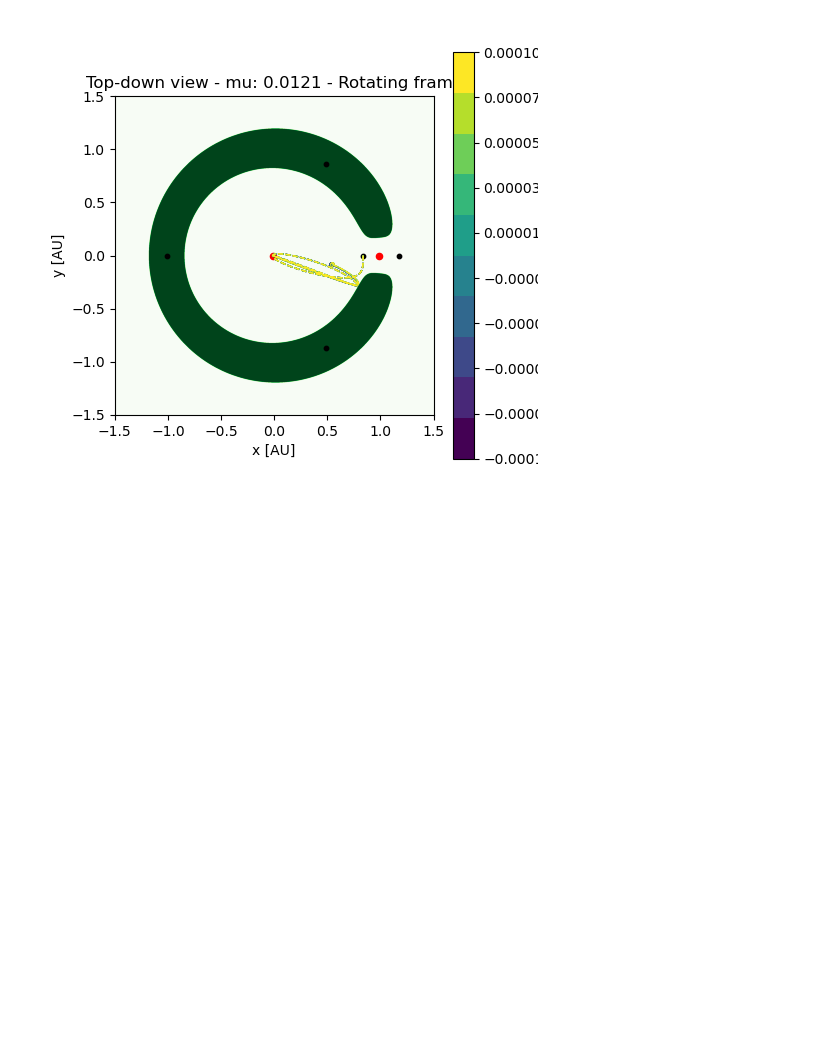
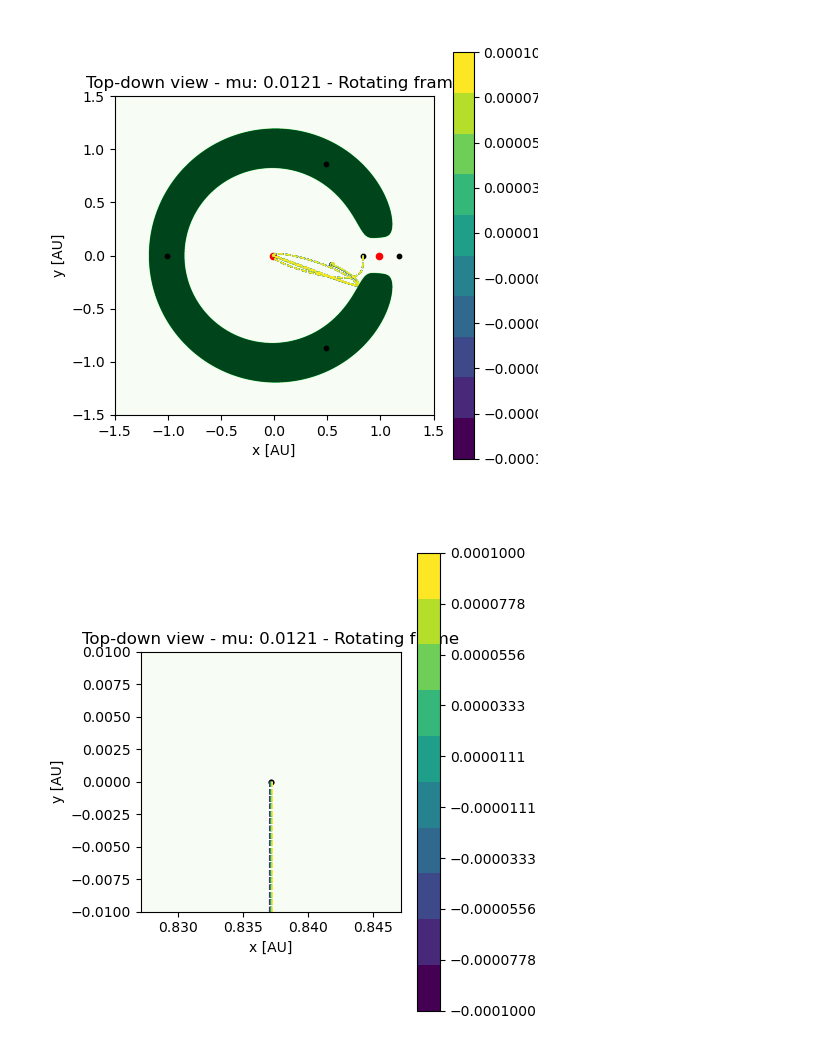
Before and after one commit to sbcow/3bpy, a Jupyter notebook: initial_exploration_ross.ipynb, the cells around one changed output. Cells and saved outputs as stored; diff of their text form; code cells hidden in the pictures; blank space fills up the shorter version.

```diff
--- a/initial_exploration_ross.ipynb
+++ b/initial_exploration_ross.ipynb
@@ -225,3 +225,45 @@ plt.show()
 # plt.show()
 # %% [output]
 [figure]
+# %%
+
+# s/c trajectory
+for i in range(len(displacements)):
+    plt.plot(out[:, 0, i], out[:, 1, i], linestyle="--", linewidth=1)
+    plt.scatter(out[-1, 0, i], out[-1, 1, i], s=5)
+
+# masses
+plt.scatter(-mu, 0, c="r", s=20)  # m1
+plt.scatter(1 - mu, 0, c="r", s=20)  # m2
+
+# Lagrange points
+plt.scatter(xL1, 0, c="k", s=10)  # m2
+plt.scatter(xL2, 0, c="k", s=10)  # m2
+plt.scatter(xL3, 0, c="k", s=10)  # m2
+plt.scatter(xL4, yL4, c="k", s=10)  # m2
+plt.scatter(xL5, yL5, c="k", s=10)  # m2
+
+# zero velocity curve
+plt.imshow((potentials >= E_ic),
+    extent=(x_grid.min(), x_grid.max(), y_grid.min(), y_grid.max()),
+    origin="lower",
+    cmap="Greens"
+    )
+
+plt.title(f"Top-down view - mu: {mu} - Rotating frame")
+plt.xlabel("x [AU]")
+plt.ylabel("y [AU]")
+# max_bounds = 1.2
+# plt.ylim([np.min(out[:, 1]) if np.min(out[:, 1]) < -1.2 else -1.2, np.max(out[:, 1]) if np.max(out[:, 1])> 1.2 else 1.2])
+# plt.xlim([np.min(out[:, 0]) if np.min(out[:, 0]) < -1.2 else -1.2, np.max(out[:, 0]) if np.max(out[:, 0])> 1.2 else 1.2])
+# plt.xlim([-1.5, 1.5])
+# plt.ylim([-1.5, 1.5])
+buffer = 0.01
+plt.xlim([xL1 - buffer, xL1 + buffer])
+plt.ylim([0.0 - buffer, 0.0 + buffer])
+# plt.grid()
+plt.tight_layout()
+
+plt.show()
+# %% [output]
+[figure, added]
```
Also changed, not shown: parts of 1 cell of this notebook, 7 other files.
